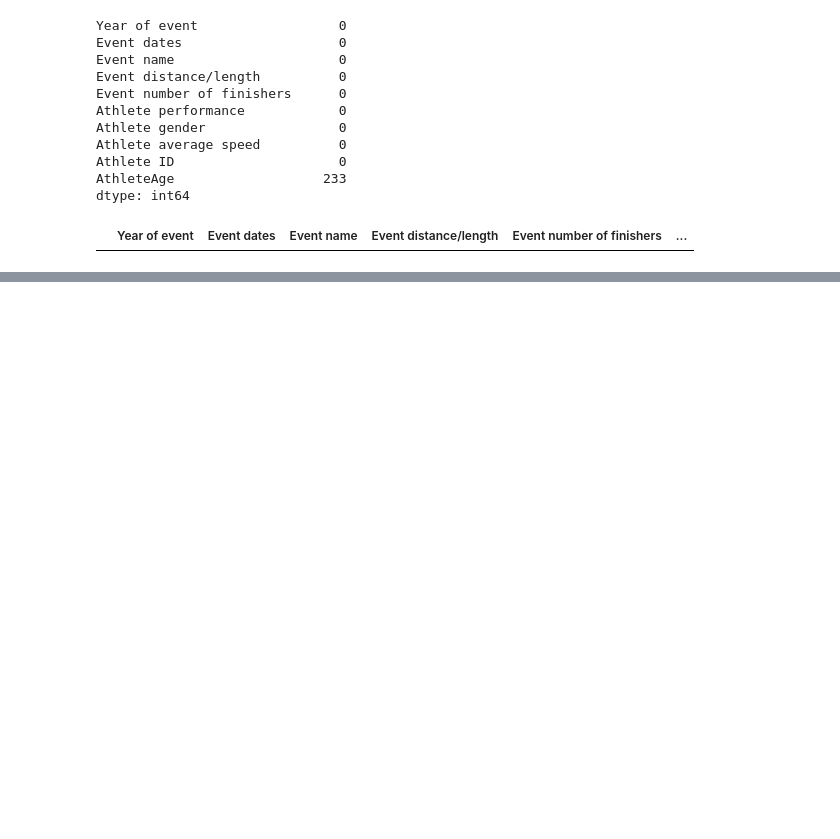
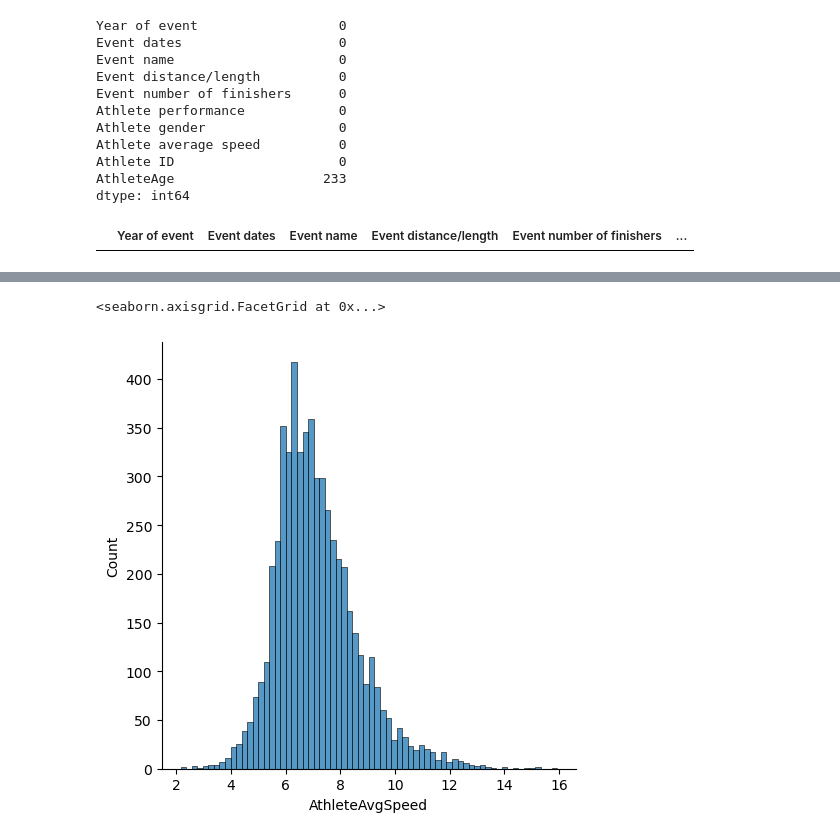
Before and after one commit to emixmh/python-projects, a Jupyter notebook: ultra-marathon/um.ipynb, the cells around one changed output, grey strips where cells are left out. Cells and saved outputs as stored; diff of their text form; code cells hidden in the pictures; blank space fills up the shorter version.

```diff
--- a/ultra-marathon/um.ipynb
+++ b/ultra-marathon/um.ipynb
@@ -85,0 +157,5 @@ wip.head(5)
+# %%
+sns.displot(wip2[wip2['RaceLength'] == '50mi'] ['AthleteAvgSpeed'])
+# %% [output]
+<seaborn.axisgrid.FacetGrid at 0x...>
+[figure, added]
```
Also changed, not shown: parts of 34 cells of this notebook, 3 other files.
